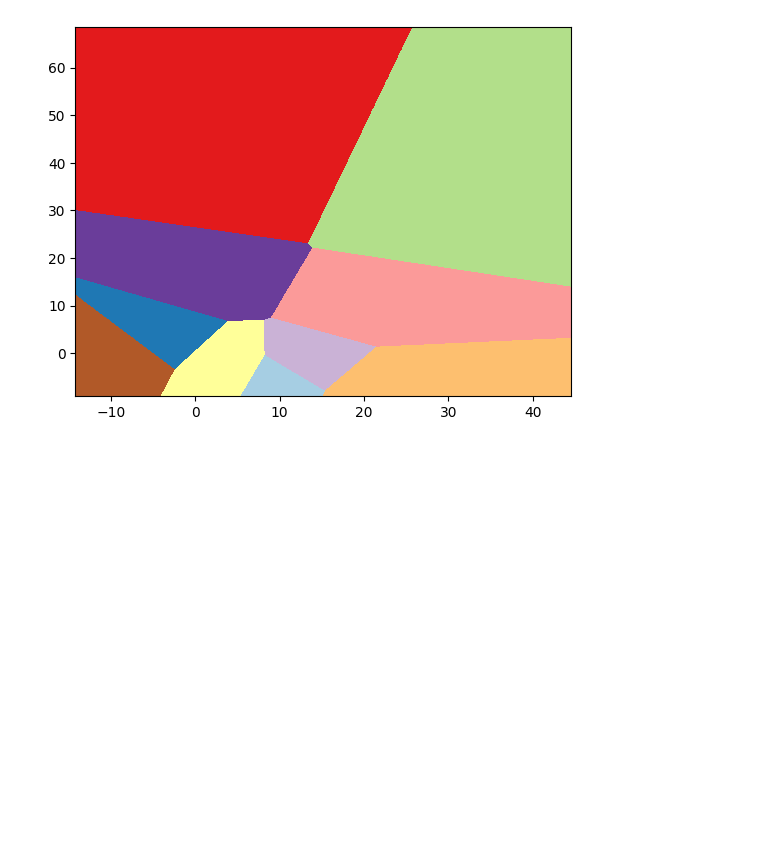
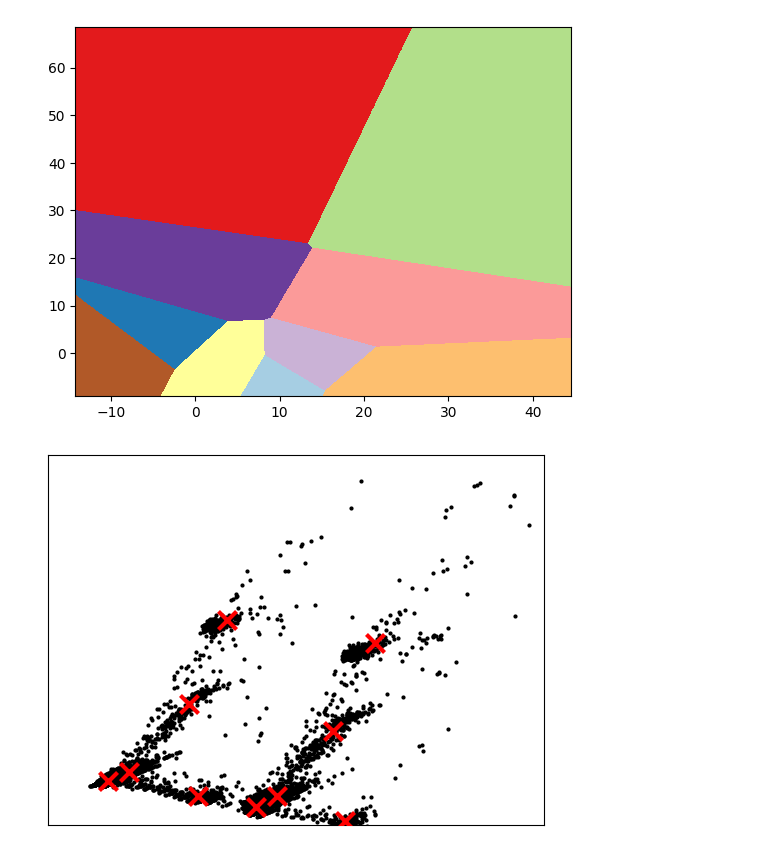
Before and after one commit to Filip3Owl/unsupervised-energy-clustering, a Jupyter notebook: notebook/energy-consumption.ipynb, the cells around one changed output. Saved outputs shown, nothing was run; the diff lists cells and outputs as text; code cells hidden in the pictures; blank space fills up the shorter version.

Commit message:
feat: 2D K-Means Clustering Plot with Centroids and Boundaries

```diff
--- a/notebook/energy-consumption.ipynb
+++ b/notebook/energy-consumption.ipynb
@@ -334,3 +334,29 @@ plt.imshow(
 # %% [output]
 <matplotlib.image.AxesImage at 0x...>
 [figure]
+# %%
+# Plot the PCA-reduced data points as small black dots
+plt.plot(pca[:, 0], pca[:, 1], 'k.', markersize=4)
+
+# Get the cluster centers from the second KMeans model
+centroids = second_model.cluster_centers_
+
+# Get the inertia (how tightly the points are clustered around the centroids)
+inert = second_model.inertia_
+
+# Plot the centroids as large red Xs
+plt.scatter(centroids[:, 0], centroids[:, 1],
+            marker='x', s=169, linewidths=3, color='r', zorder=8)
+
+# Set the x and y axis limits for the plot
+plt.xlim(x_min, x_max)
+plt.ylim(y_min, y_max)
+
+# Remove tick labels from both axes for a cleaner look
+plt.xticks(())
+plt.yticks(())
+
+# Show the final plot
+plt.show()
+# %% [output]
+[figure, added]
```
